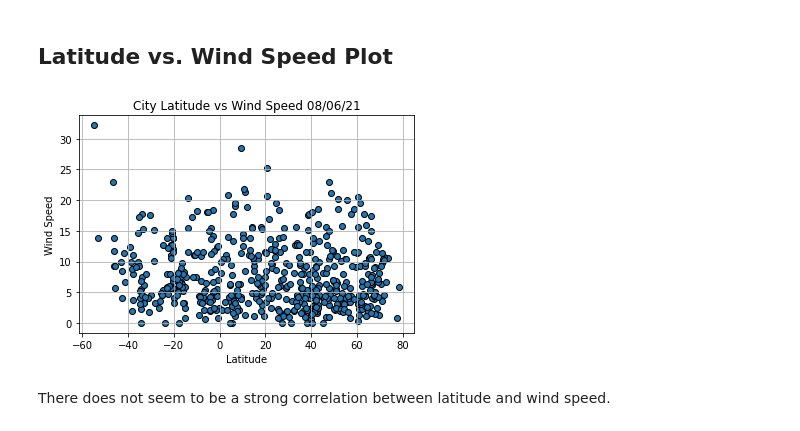
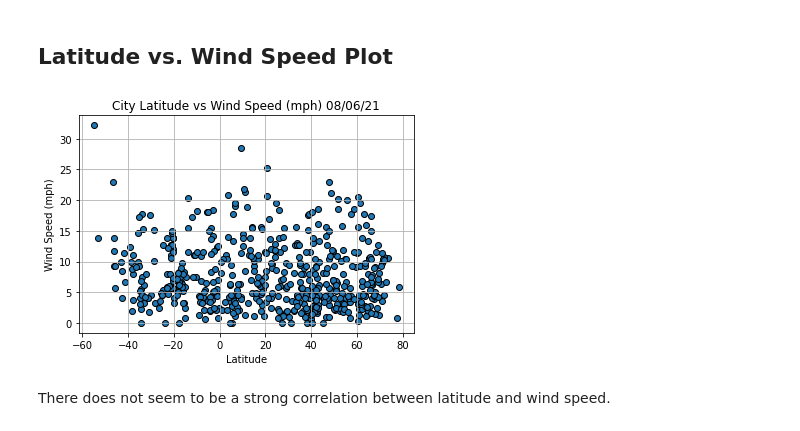
Before and after one commit to dkoski23/python-api-challenge, a Jupyter notebook: WeatherPy/WeatherPy.ipynb, the cells around one changed output. Drawn from its saved outputs; the diff is of its cells as text; code cells hidden in the pictures.

Commit message:
Add files via upload
All graphs are done, and all the code is working. I will go through and search for typos in analyses/save files.

```diff
--- a/WeatherPy/WeatherPy.ipynb
+++ b/WeatherPy/WeatherPy.ipynb
@@ -218,15 +218,15 @@ Most cities with the least cloudines have a latitude of -40 to -5 degrees and 20
 # %%
 plt.scatter(latitude, wind_spd, edgecolor = 'black')
 plt.grid(True)
 #time.stftime will allow the code to use the current date to the title whenever it is run
-plt.title(f"City Latitude vs Wind Speed {time.strftime('%x')}")
+plt.title(f"City Latitude vs Wind Speed (mph) {time.strftime('%x')}")
 plt.xlabel("Latitude")
-plt.ylabel("Wind Speed")
+plt.ylabel("Wind Speed (mph)")
 
 #save the graph
 plt.savefig("output_data/wind_speed_scatter.png")
 # %% [output]
-[figure, old version]
+[figure, new version]
 # %% [markdown]
 There does not seem to be a strong correlation between latitude and wind speed.
 # %% [markdown]
```
Also changed, not shown: parts of 18 cells of this notebook.
